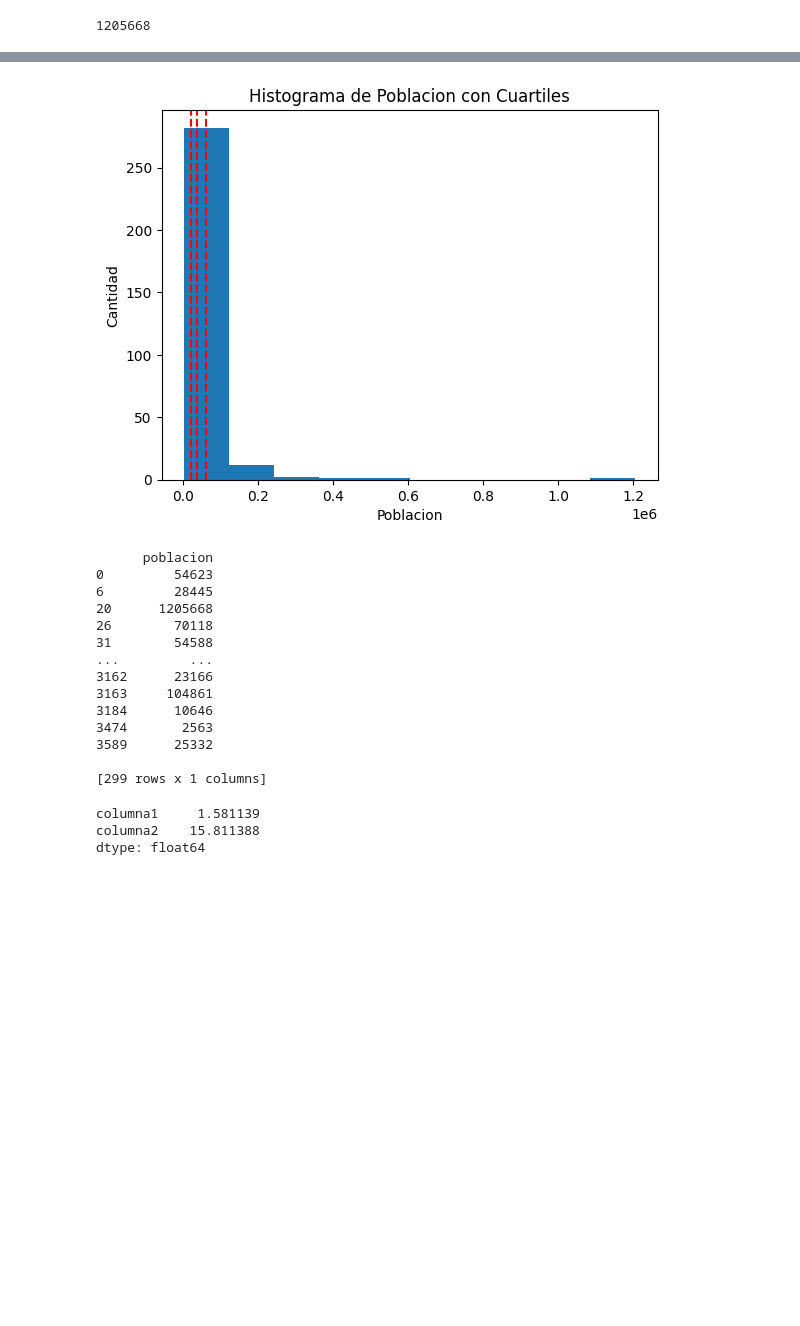
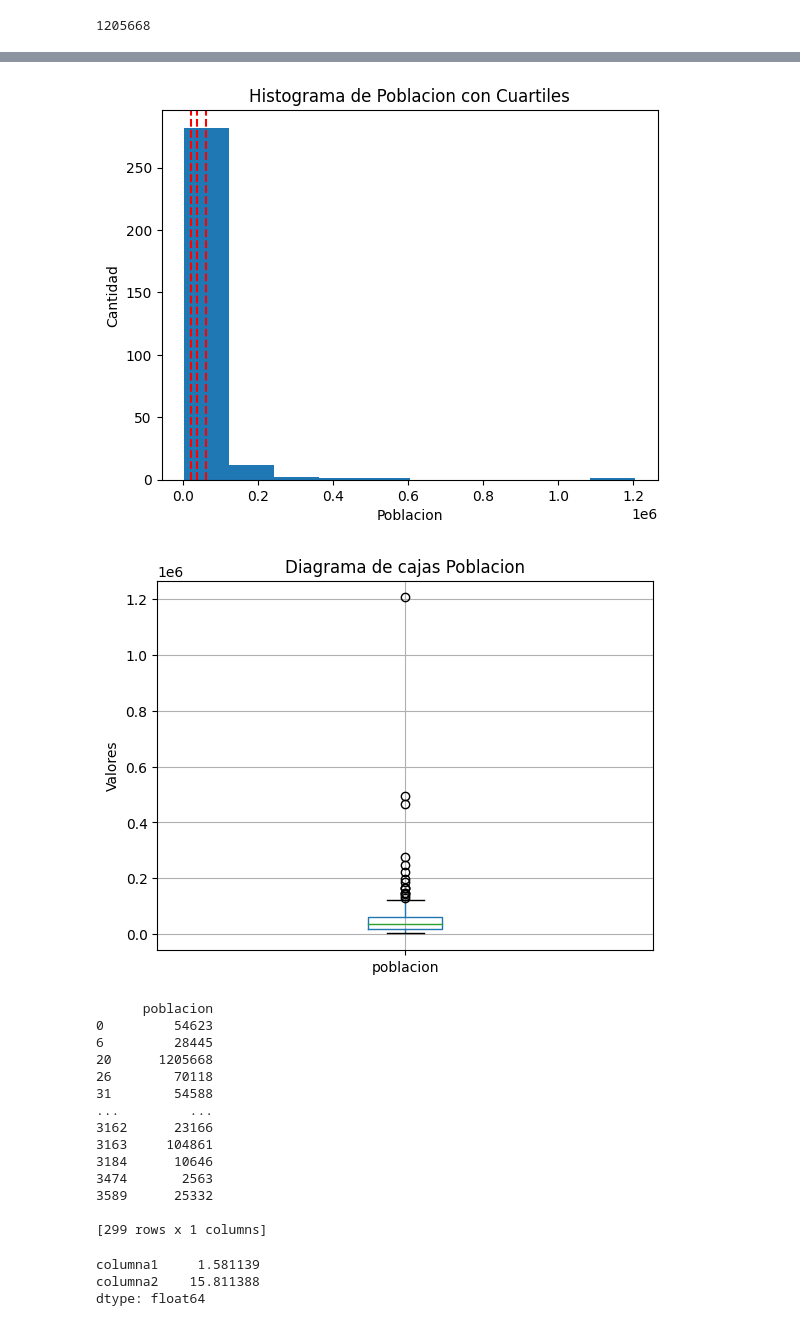
Before and after one commit to gkruiz/SEMI2_Practica1_2024, a Jupyter notebook: estadisticas.ipynb, the cells around one changed output, grey strips where cells are left out. Drawn from its saved outputs; the diff is of its cells as text; code cells hidden in the pictures; blank space fills up the shorter version.

```diff
--- a/estadisticas.ipynb
+++ b/estadisticas.ipynb
@@ -322,33 +341,42 @@ dc=copy.deepcopy(df)
 dc = dc.drop(columns=[
     'fecha',
     'region',
     'nuevos_casos',
     'acumulado_casos',
     'nuevas_muertes',
     'acumulado_muertes',
     'valor'
     ], axis=1)
 
 #print(dc.iloc[3631])
 f1 = dc.drop_duplicates(subset=['departamento', 'municipio', 'poblacion'])
 f2 = f1[(f1['poblacion'] > 0) ]
 f3 = f2[['poblacion']]
 f4 = f3['poblacion'].quantile([0.25, 0.5, 0.75])
 
 plt.hist(f3['poblacion'])
 
 # Agregar líneas de cuartiles
 for quartile in f4:
     plt.axvline(quartile, color='red', linestyle='--')
 
 plt.title('Histograma de Poblacion con Cuartiles')
 plt.xlabel('Poblacion')
 plt.ylabel('Cantidad')
 plt.show()
 
+f3.boxplot()
+plt.title('Diagrama de cajas Poblacion')
+plt.ylabel('Valores')
+
+# Mostrar el gráfico
+plt.show()
+
+
 print(f3)
 # %% [output]
 [figure]
+[figure, added]
       poblacion
 0         54623
 6         28445
```
Also changed, not shown: parts of 3 cells of this notebook, 6 other files.
